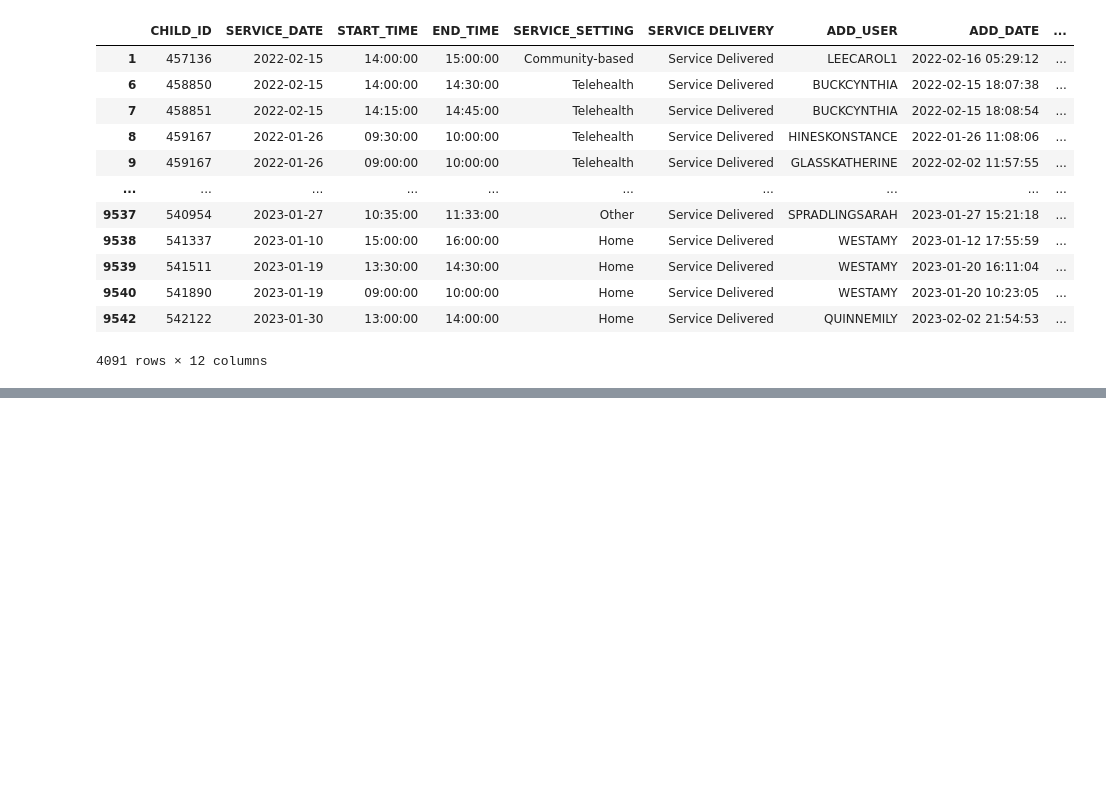
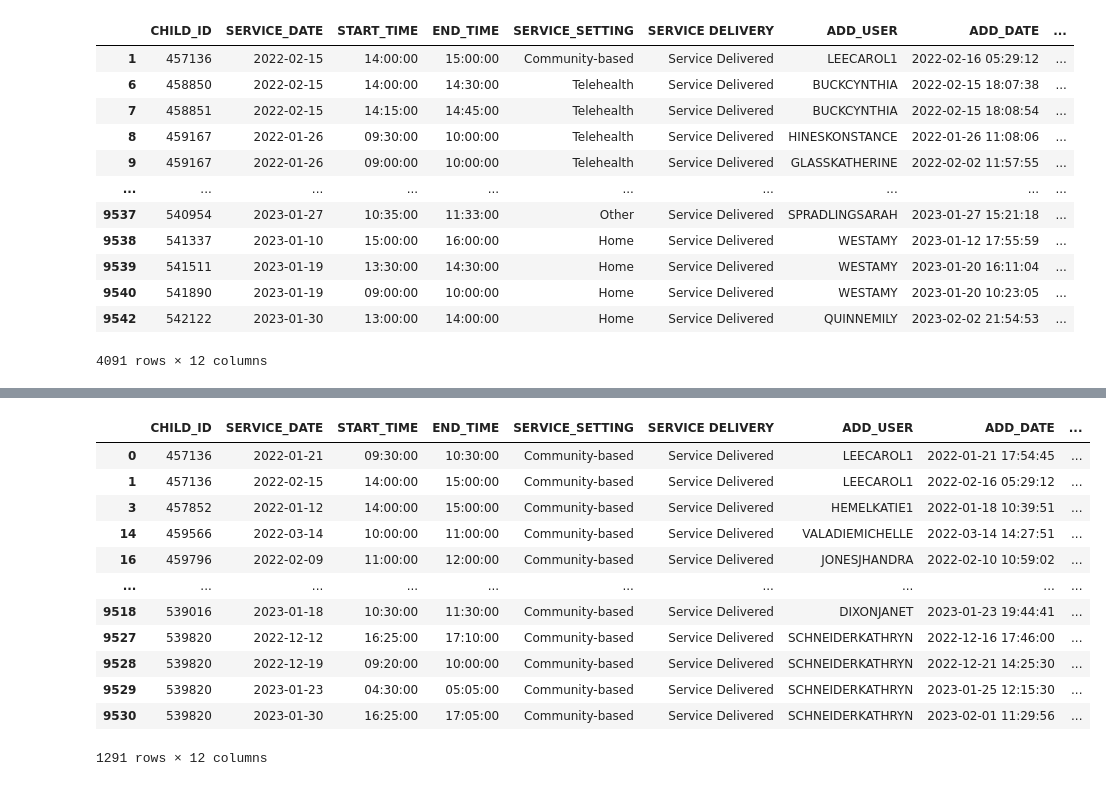
Before and after one commit to NSS-Data-Analytics-Cohort-8/teis_da8_1-dadboddenims, a Jupyter notebook: notebook/Partner2.ipynb, the cells around one changed output, grey strips where cells are left out. Drawn from its saved outputs; the diff is of its cells as text; code cells hidden in the pictures; blank space fills up the shorter version.

```diff
--- a/notebook/Partner2.ipynb
+++ b/notebook/Partner2.ipynb
@@ -216,0 +263,2 @@ Ser_set[Ser_set['SERVICE_SETTING']== 'Community']
+# %%
+serd = sheet1[sheet1['SERVICE DELIVERY']=='Service Delivered']
@@ -216,0 +281,16 @@ Ser_set[Ser_set['SERVICE_SETTING']== 'Community']
+# %%
+serd[serd['SERVICE_SETTING']=='Community-based']
+# %% [output]
+|  | CHILD_ID | SERVICE_DATE | START_TIME | END_TIME | SERVICE_SETTING | SERVICE DELIVERY | ADD_USER | ADD_DATE | ... |
+| 0 | 457136 | 2022-01-21 | 09:30:00 | 10:30:00 | Community-based | Service Delivered | LEECAROL1 | 2022-01-21 17:54:45 | ... |
+| 1 | 457136 | 2022-02-15 | 14:00:00 | 15:00:00 | Community-based | Service Delivered | LEECAROL1 | 2022-02-16 05:29:12 | ... |
+| 3 | 457852 | 2022-01-12 | 14:00:00 | 15:00:00 | Community-based | Service Delivered | HEMELKATIE1 | 2022-01-18 10:39:51 | ... |
+| 14 | 459566 | 2022-03-14 | 10:00:00 | 11:00:00 | Community-based | Service Delivered | VALADIEMICHELLE | 2022-03-14 14:27:51 | ... |
+| 16 | 459796 | 2022-02-09 | 11:00:00 | 12:00:00 | Community-based | Service Delivered | JONESJHANDRA | 2022-02-10 10:59:02 | ... |
+| ... | ... | ... | ... | ... | ... | ... | ... | ... | ... |
+| 9518 | 539016 | 2023-01-18 | 10:30:00 | 11:30:00 | Community-based | Service Delivered | DIXONJANET | 2023-01-23 19:44:41 | ... |
+| 9527 | 539820 | 2022-12-12 | 16:25:00 | 17:10:00 | Community-based | Service Delivered | SCHNEIDERKATHRYN | 2022-12-16 17:46:00 | ... |
+| 9528 | 539820 | 2022-12-19 | 09:20:00 | 10:00:00 | Community-based | Service Delivered | SCHNEIDERKATHRYN | 2022-12-21 14:25:30 | ... |
+| 9529 | 539820 | 2023-01-23 | 04:30:00 | 05:05:00 | Community-based | Service Delivered | SCHNEIDERKATHRYN | 2023-01-25 12:15:30 | ... |
+| 9530 | 539820 | 2023-01-30 | 16:25:00 | 17:05:00 | Community-based | Service Delivered | SCHNEIDERKATHRYN | 2023-02-01 11:29:56 | ... |
+1291 rows × 12 columns
```
Also changed, not shown: parts of 25 cells of this notebook.
